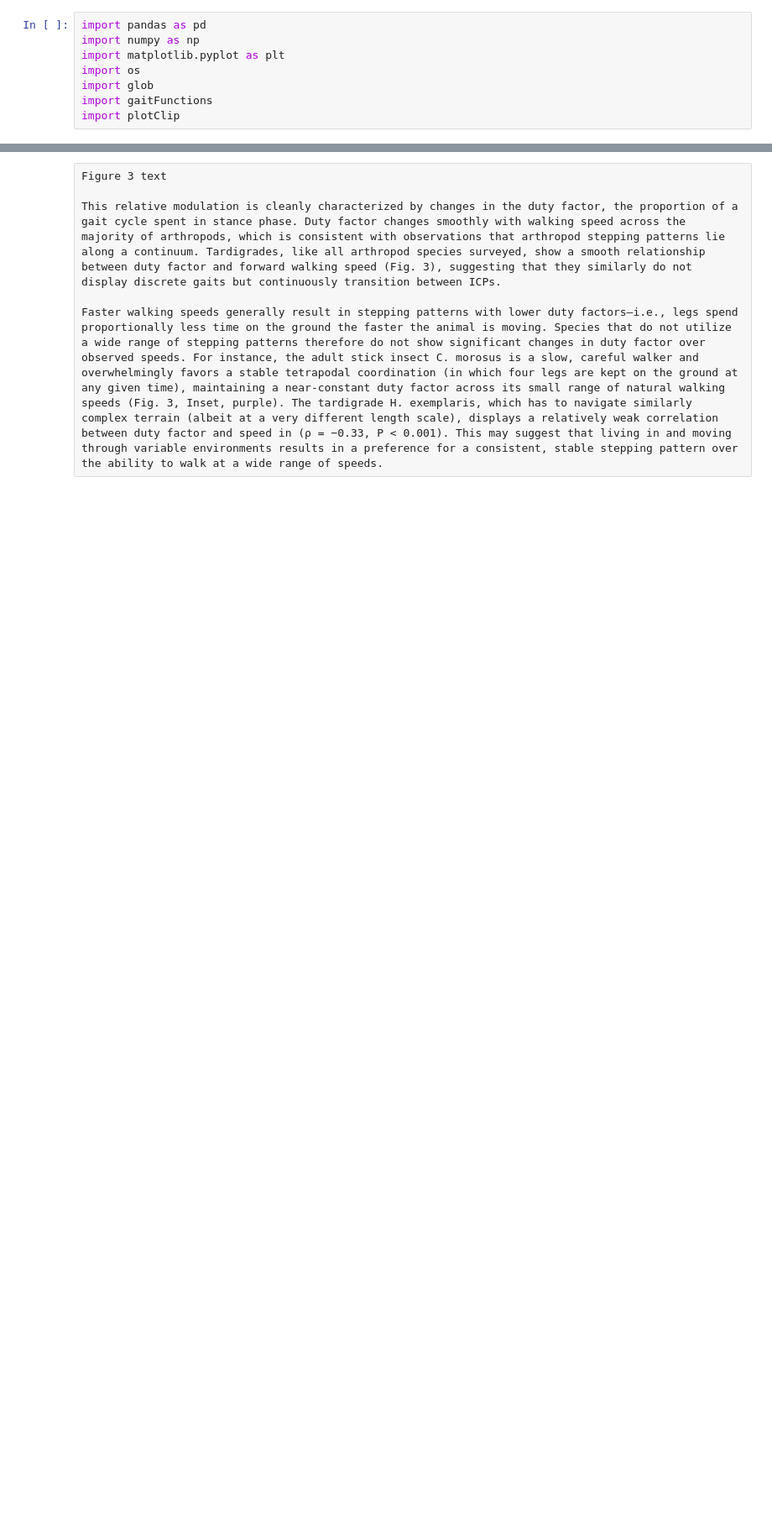
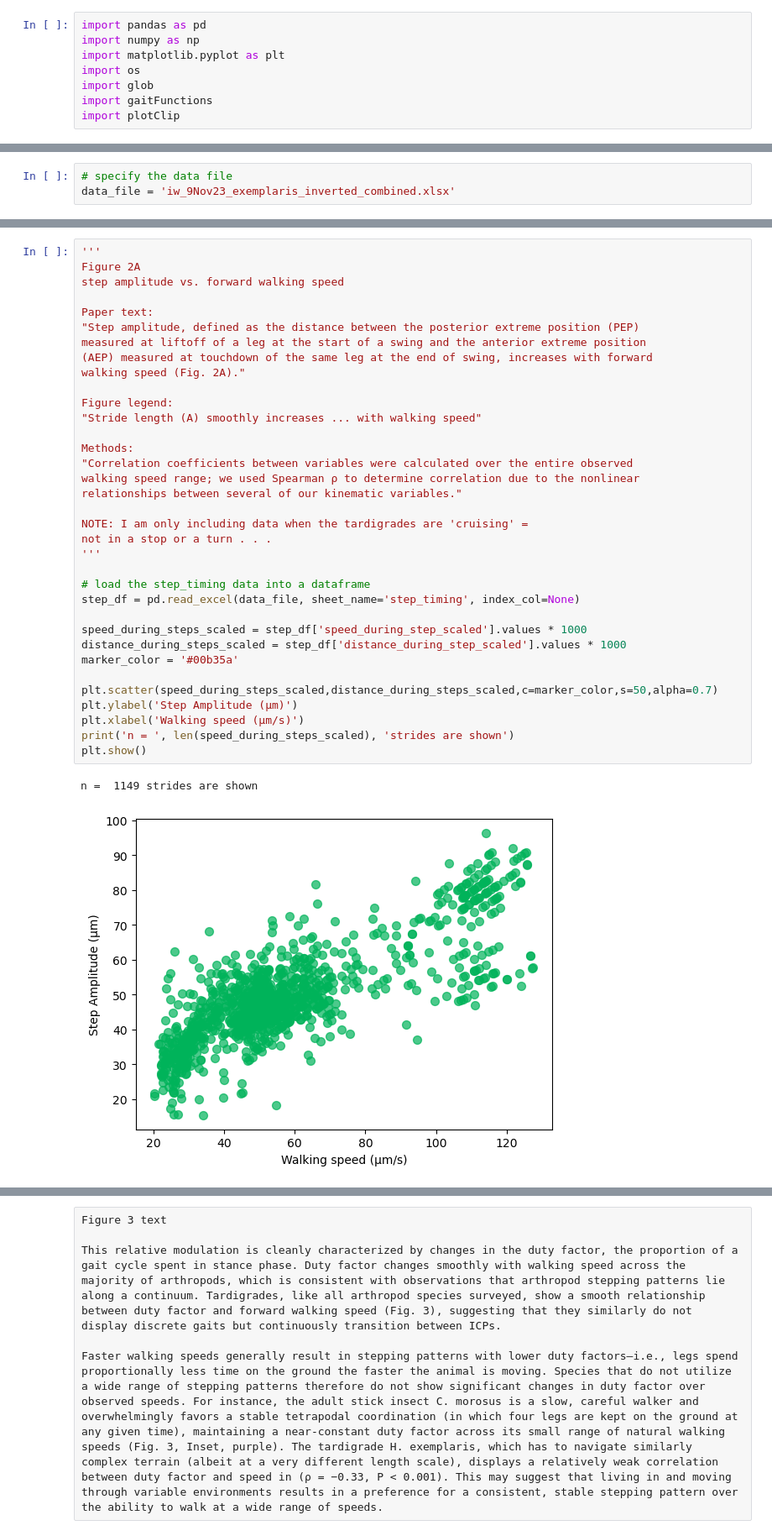
Before and after one commit to enwudz/gait, a Jupyter notebook: Speed and Step Kinematics.ipynb, the cells around one changed output, grey strips where cells are left out. Shown at 84% size. Cells and saved outputs as stored; diff of their text form; blank space fills up the shorter version.

```diff
--- a/Speed and Step Kinematics.ipynb
+++ b/Speed and Step Kinematics.ipynb
@@ -18,0 +27,3 @@ import plotClip
+# %%
+# specify the data file
+data_file = 'iw_9Nov23_exemplaris_inverted_combined.xlsx'
@@ -32,0 +38,38 @@ Both stance duration and stride period show a hyperbolic relationship with speed
+# %%
+'''
+Figure 2A
+step amplitude vs. forward walking speed
+
+Paper text:
+"Step amplitude, defined as the distance between the posterior extreme position (PEP)
+measured at liftoff of a leg at the start of a swing and the anterior extreme position
+(AEP) measured at touchdown of the same leg at the end of swing, increases with forward
+walking speed (Fig. 2A)."
+
+Figure legend:
+"Stride length (A) smoothly increases ... with walking speed"
+
+Methods:
+"Correlation coefficients between variables were calculated over the entire observed
+walking speed range; we used Spearman ρ to determine correlation due to the nonlinear
+relationships between several of our kinematic variables."
+
+NOTE: I am only including data when the tardigrades are 'cruising' =
+not in a stop or a turn . . .
+'''
+
+# load the step_timing data into a dataframe
+step_df = pd.read_excel(data_file, sheet_name='step_timing', index_col=None)
+
+speed_during_steps_scaled = step_df['speed_during_step_scaled'].values * 1000
+distance_during_steps_scaled = step_df['distance_during_step_scaled'].values * 1000
+marker_color = '#00b35a'
+
+plt.scatter(speed_during_steps_scaled,distance_during_steps_scaled,c=marker_color,s=50,alpha=0.7)
+plt.ylabel('Step Amplitude (µm)')
+plt.xlabel('Walking speed (µm/s)')
+print('n = ', len(speed_during_steps_scaled), 'strides are shown')
+plt.show()
+# %% [output]
+n =  1149 strides are shown
+[figure, added]
```
Also changed, not shown: parts of 5 cells of this notebook.
